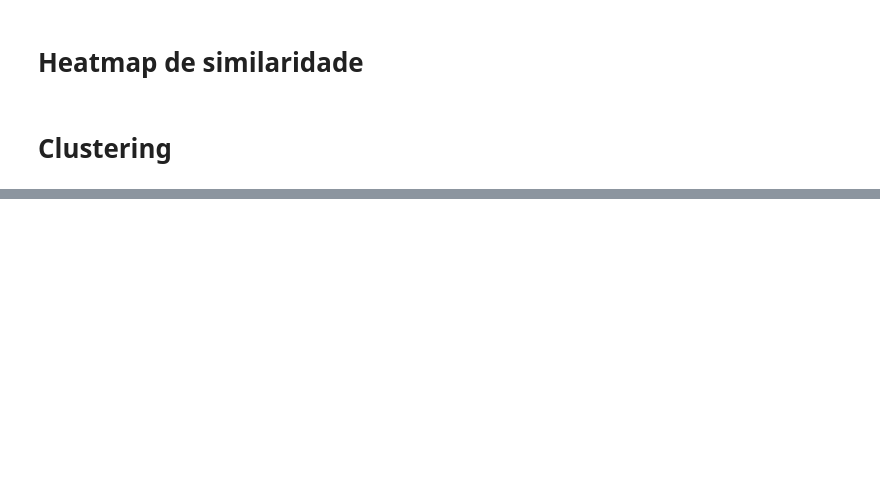
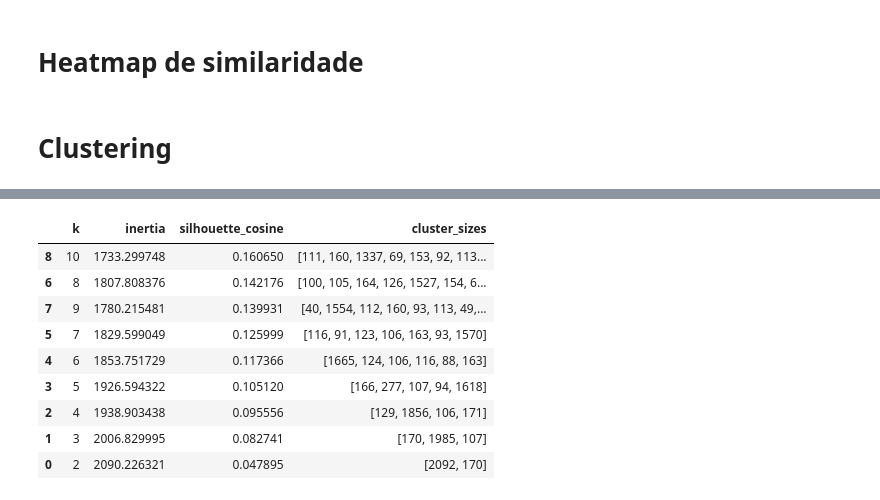
Before and after one commit to incrisvel/adaptaste, a Jupyter notebook: similarity_clustering.ipynb, the cells around one changed output, grey strips where cells are left out. Saved outputs shown, nothing was run; the diff lists cells and outputs as text; code cells hidden in the pictures; blank space fills up the shorter version.

```diff
--- a/similarity_clustering.ipynb
+++ b/similarity_clustering.ipynb
@@ -241,0 +283,18 @@ Warning: total number of rows (20104) exceeds max_rows (20000). Limiting to firs
+# %%
+display(
+    metrics_df.sort_values(
+        "silhouette_cosine",
+        ascending=False
+    )
+)
+# %% [output]
+|  | k | inertia | silhouette_cosine | cluster_sizes |
+| 8 | 10 | 1733.299748 | 0.160650 | [111, 160, 1337, 69, 153, 92, 113... |
+| 6 | 8 | 1807.808376 | 0.142176 | [100, 105, 164, 126, 1527, 154, 6... |
+| 7 | 9 | 1780.215481 | 0.139931 | [40, 1554, 112, 160, 93, 113, 49,... |
+| 5 | 7 | 1829.599049 | 0.125999 | [116, 91, 123, 106, 163, 93, 1570] |
+| 4 | 6 | 1853.751729 | 0.117366 | [1665, 124, 106, 116, 88, 163] |
+| 3 | 5 | 1926.594322 | 0.105120 | [166, 277, 107, 94, 1618] |
+| 2 | 4 | 1938.903438 | 0.095556 | [129, 1856, 106, 171] |
+| 1 | 3 | 2006.829995 | 0.082741 | [170, 1985, 107] |
+| 0 | 2 | 2090.226321 | 0.047895 | [2092, 170] |
```
Also changed, not shown: parts of 26 cells of this notebook.
